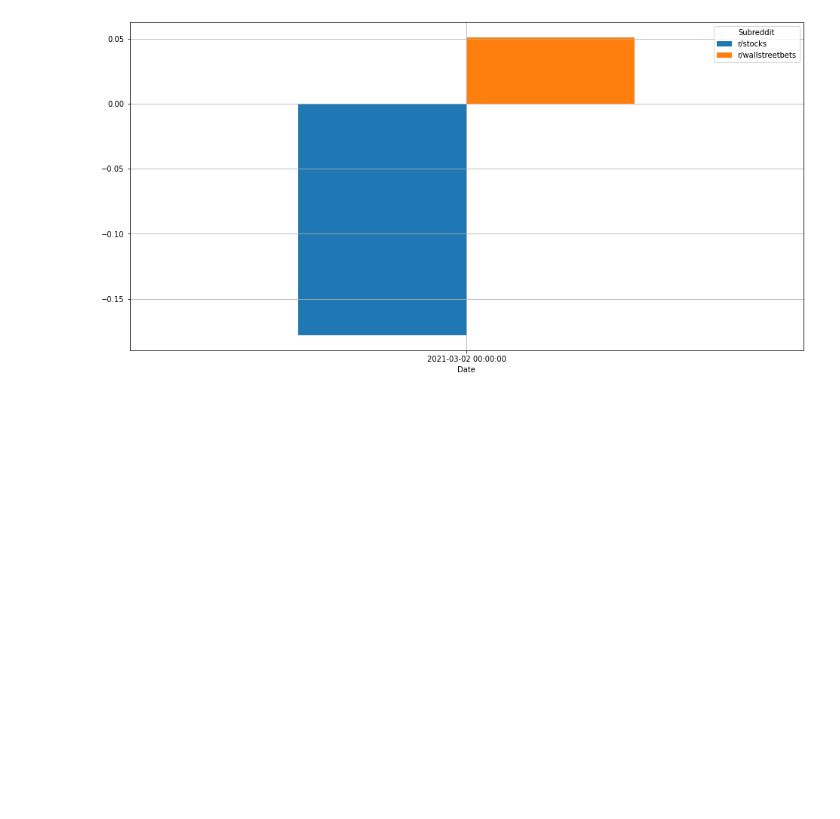
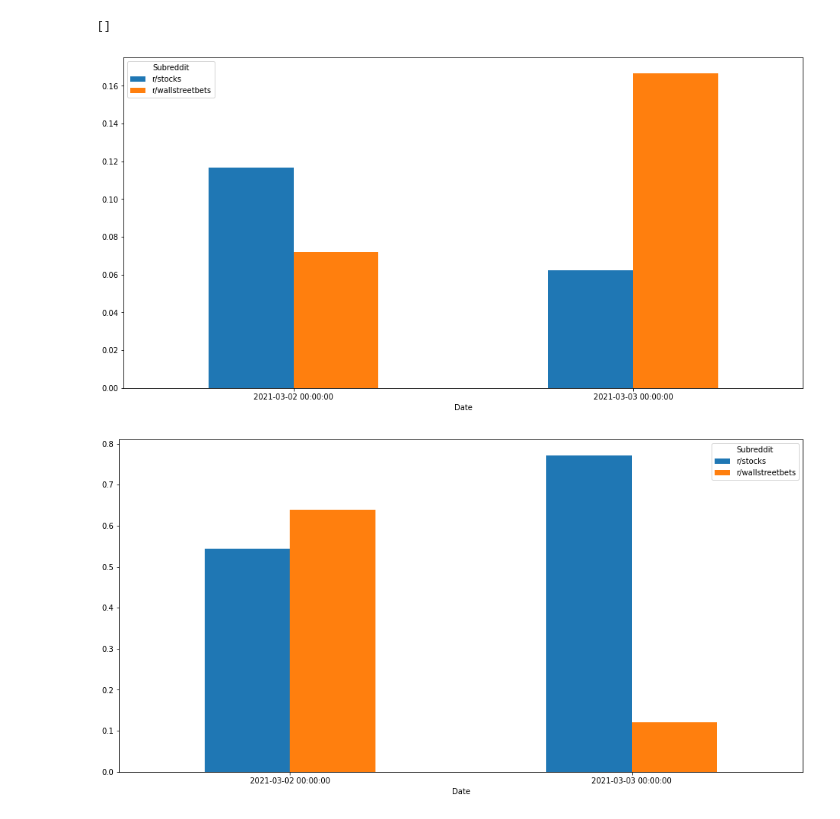
Before and after one commit to kriskirla/Algotrading, a Jupyter notebook: Jupyter/Sentiment_Analysis_Reddit.ipynb, the cells around one changed output. Cells and saved outputs as stored; diff of their text form; code cells hidden in the pictures; blank space fills up the shorter version.

Commit message:
Added self_post filtering option to analyze both title and body

```diff
--- a/Jupyter/Sentiment_Analysis_Reddit.ipynb
+++ b/Jupyter/Sentiment_Analysis_Reddit.ipynb
@@ -37,8 +76,15 @@ df = pd.DataFrame(posts,columns=['Date', 'Time', 'Subreddit', 'Title', 'Body', '
 vader = SentimentIntensityAnalyzer()
 
 # Apply Vader sentiment analysis to headlines
-scores = df['Title'].apply(vader.polarity_scores).tolist()
-scores_df = pd.DataFrame(scores)
+scores_title = df['Title'].apply(vader.polarity_scores).tolist()
+scores_body = df['Body'].apply(vader.polarity_scores).tolist()
+scores_df_title = pd.DataFrame(scores_title, columns=['compound', 'neg', 'neu', 'pos'])
+scores_df_title.columns = ['comp_t', 'neg_t', 'neu_t', 'pos_t']
+scores_df_body = pd.DataFrame(scores_body, columns=['compound', 'neg', 'neu', 'pos'])
+scores_df_body.columns = ['comp_b', 'neg_b', 'neu_b', 'pos_b']
+scores_df = scores_df_title.join(scores_df_body)
 df = df.join(scores_df, rsuffix='_right')
 df['Date'] = pd.to_datetime(df['Date'])
 df.set_index('Date', inplace=True)
+df
+df
@@ -45,14 +110,18 @@ df.set_index('Date', inplace=True)
 # %%
 # Group the scores by ticker and date
 mean_scores = df.groupby(by=['Subreddit', 'Date']).mean()
 mean_scores = mean_scores.unstack()
-mean_scores = mean_scores.xs('compound', axis="columns").transpose()
+mean_scores_title = mean_scores.xs('comp_t', axis="columns").transpose()
+mean_scores_body = mean_scores.xs('comp_b', axis="columns").transpose()
 # Plot a bar graph
 plt.rcParams['figure.figsize'] = [16, 8]
-mean_scores.plot.bar(rot=0)
-plt.grid()
+mean_scores_title.plot.bar(rot=0)
+mean_scores_body.plot.bar(rot=0)
+plt.plot()
 # %% [output]
+[]
-[figure, old version]
+[figure, new version]
+[figure, added]
 # %%
 df.sort_index(ascending=False)
 df
```
Also changed, not shown: parts of 4 cells of this notebook.
